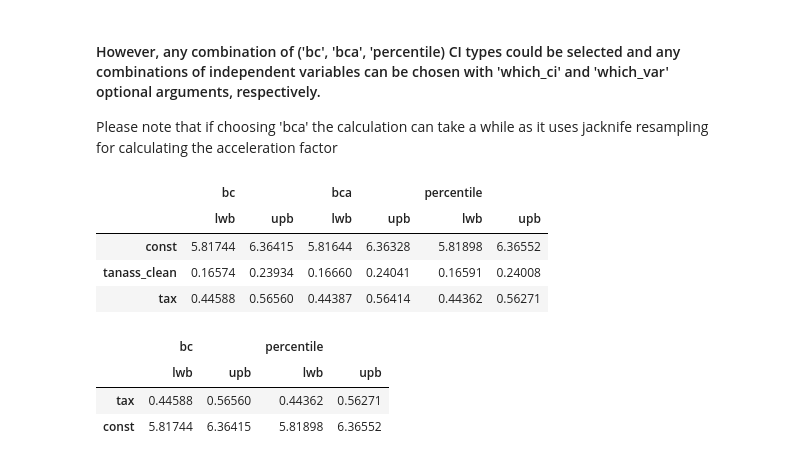
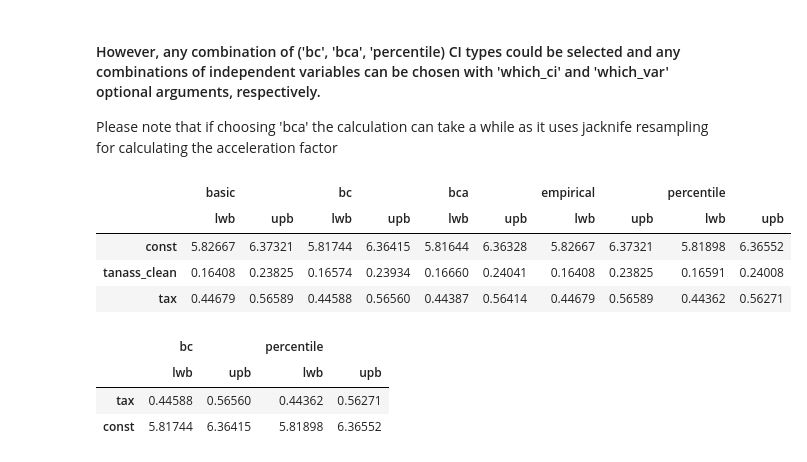
Before and after one commit to pvh95/ols_bootstrap, a Jupyter notebook: demonstration_sample_1000.ipynb, the cells around one changed output. Cells and saved outputs as stored; diff of their text form; code cells hidden in the pictures.

```diff
--- a/demonstration_sample_1000.ipynb
+++ b/demonstration_sample_1000.ipynb
@@ -349,11 +293,11 @@ wb_mam.get_ci()
 
 Please note that if choosing 'bca' the calculation can take a while as it uses jacknife resampling for calculating the acceleration factor
 # %%
-wb_mam.get_ci(which_ci='all', which_var='all')
+wb_mam.get_bca_ci(which_ci='all', which_var='all')
 # %% [output]
-|  | bc |  | bca |  | percentile |  |
-|  | lwb | upb | lwb | upb | lwb | upb |
-| const | 5.81744 | 6.36415 | 5.81644 | 6.36328 | 5.81898 | 6.36552 |
-| tanass_clean | 0.16574 | 0.23934 | 0.16660 | 0.24041 | 0.16591 | 0.24008 |
-| tax | 0.44588 | 0.56560 | 0.44387 | 0.56414 | 0.44362 | 0.56271 |
+|  | basic |  | bc |  | bca |  | empirical |  | percentile |  |
+|  | lwb | upb | lwb | upb | lwb | upb | lwb | upb | lwb | upb |
+| const | 5.82667 | 6.37321 | 5.81744 | 6.36415 | 5.81644 | 6.36328 | 5.82667 | 6.37321 | 5.81898 | 6.36552 |
+| tanass_clean | 0.16408 | 0.23825 | 0.16574 | 0.23934 | 0.16660 | 0.24041 | 0.16408 | 0.23825 | 0.16591 | 0.24008 |
+| tax | 0.44679 | 0.56589 | 0.44588 | 0.56560 | 0.44387 | 0.56414 | 0.44679 | 0.56589 | 0.44362 | 0.56271 |
 # %%
```
Also changed, not shown: parts of 16 cells of this notebook, 2 other files.
